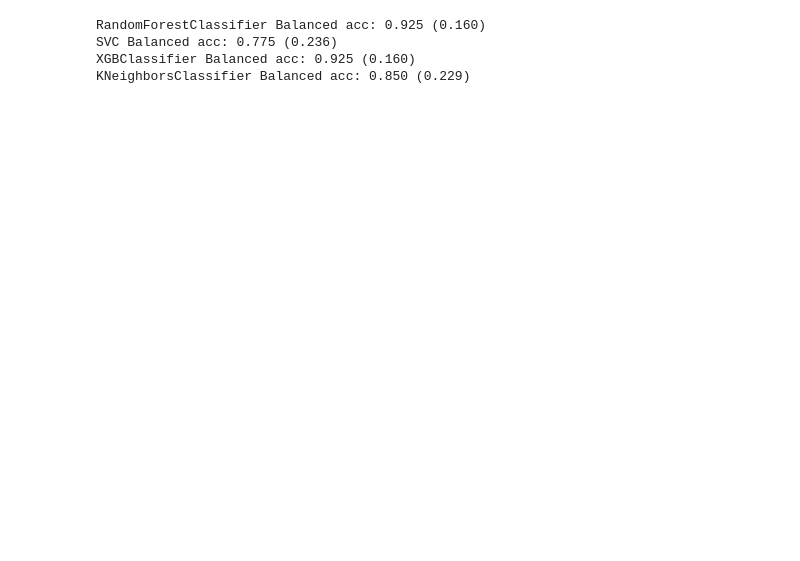
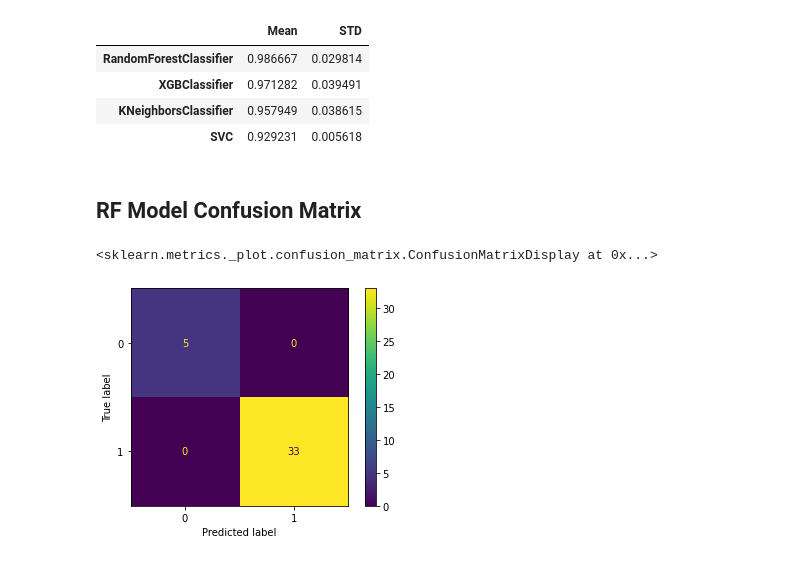
Before and after one commit to stefkim/Game_of_Thrones_Battles_Analysis_and_Prediction, a Jupyter notebook: baseline_model.ipynb, the cells around one changed output. Cells and saved outputs as stored; diff of their text form; code cells hidden in the pictures; blank space fills up the shorter version.

Commit message:
data imputation & baseline model
adding StandardScaler before imputation

```diff
--- a/baseline_model.ipynb
+++ b/baseline_model.ipynb
@@ -17,3 +36,8 @@ df.head()
+# %%
+from sklearn.preprocessing import LabelEncoder
+le = LabelEncoder()
+df[df.select_dtypes(['object']).columns] = df.select_dtypes(['object']).apply(lambda x: le.fit_transform(x.astype(str)))
+df.drop(columns=['battle_number','name','region','attacker_commander','defender_commander'],inplace=True)
 # %%
 y = df['attacker_outcome']
 X = df.drop(columns='attacker_outcome')
@@ -33,7 +46,10 @@ from sklearn.tree import DecisionTreeRegressor
 # %%
-# np.random.seed(0)
+scaler = StandardScaler()
 
 impute_estimator = DecisionTreeRegressor(max_features='sqrt', random_state=0)
+imputer = IterativeImputer(random_state=0, estimator=impute_estimator)
+
+cv = StratifiedKFold(n_splits=5, random_state=0, shuffle=True)
 
 classifier = [
     RandomForestClassifier(),
@@ -42,18 +58,30 @@ classifier = [
     KNeighborsClassifier()
 ]
 
-cv = KFold(n_splits=10, random_state=0, shuffle=True)
-
+scores = pd.DataFrame()
 for cf in classifier:
-
-    rf = make_pipeline(IterativeImputer(random_state=0, estimator=impute_estimator),
-                        cf
-                        )
-    scores = cross_val_score(rf, X, y, scoring='balanced_accuracy', cv=cv, n_jobs=-1)
-
-    print(cf.__class__.__name__ + ' Balanced acc: %.3f (%.3f)' % (np.mean(scores), np.std(scores)))
+    model = make_pipeline(scaler,imputer,cf)
+    scores[cf.__class__.__name__] = cross_val_score(model, X,y, scoring='f1', cv=cv, n_jobs=-1)
+#     print(cf.__class__.__name__, scores[cf.__class__.__name__].mean())
+#
+f1_scores = pd.concat([scores.mean(), scores.std()],
+                keys=['Mean', 'STD'], axis=1
+                )
+f1_scores.sort_values(by='Mean',ascending=False)
 # %% [output]
-RandomForestClassifier Balanced acc: 0.925 (0.160)
-SVC Balanced acc: 0.775 (0.236)
-XGBClassifier Balanced acc: 0.925 (0.160)
-KNeighborsClassifier Balanced acc: 0.850 (0.229)
+|  | Mean | STD |
+| RandomForestClassifier | 0.986667 | 0.029814 |
+| XGBClassifier | 0.971282 | 0.039491 |
+| KNeighborsClassifier | 0.957949 | 0.038615 |
+| SVC | 0.929231 | 0.005618 |
+# %% [markdown]
+## RF Model Confusion Matrix
+# %%
+from sklearn.metrics import plot_confusion_matrix
+np.random.seed(42)
+model = make_pipeline(scaler,imputer,RandomForestClassifier())
+model.fit(X,y)
+plot_confusion_matrix(model, X, y)
+# %% [output]
+<sklearn.metrics._plot.confusion_matrix.ConfusionMatrixDisplay at 0x...>
+[figure, added]
```
Also changed, not shown: parts of 7 cells of this notebook, 3 other files.
